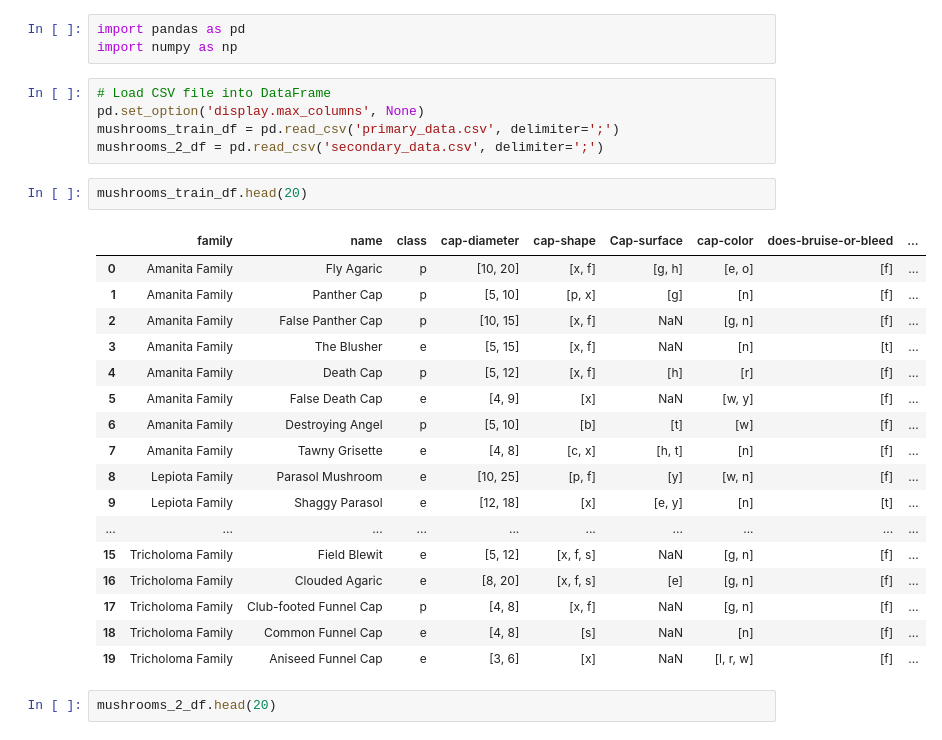
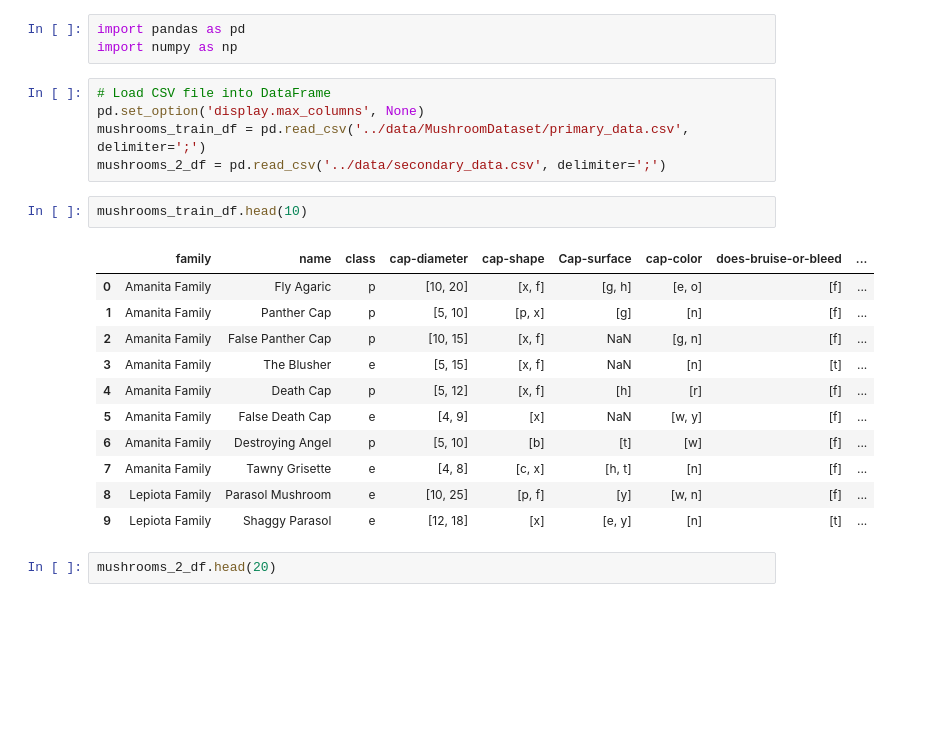
Before and after one commit to alicja-a-d/UAB_ML_project, a Jupyter notebook: notebook/Data_preprocessing.ipynb, the cells around one changed output. Saved outputs shown, nothing was run; the diff lists cells and outputs as text; blank space fills up the shorter version.

```diff
--- a/notebook/Data_preprocessing.ipynb
+++ b/notebook/Data_preprocessing.ipynb
@@ -14,28 +14,22 @@ import numpy as np
 # %%
 # Load CSV file into DataFrame
 pd.set_option('display.max_columns', None)
-mushrooms_train_df = pd.read_csv('primary_data.csv', delimiter=';')
-mushrooms_2_df = pd.read_csv('secondary_data.csv', delimiter=';')
+mushrooms_train_df = pd.read_csv('../data/MushroomDataset/primary_data.csv', delimiter=';')
+mushrooms_2_df = pd.read_csv('../data/secondary_data.csv', delimiter=';')
 # %%
-mushrooms_train_df.head(20)
+mushrooms_train_df.head(10)
 # %% [output]
 |  | family | name | class | cap-diameter | cap-shape | Cap-surface | cap-color | does-bruise-or-bleed | ... |
 | 0 | Amanita Family | Fly Agaric | p | [10, 20] | [x, f] | [g, h] | [e, o] | [f] | ... |
 | 1 | Amanita Family | Panther Cap | p | [5, 10] | [p, x] | [g] | [n] | [f] | ... |
 | 2 | Amanita Family | False Panther Cap | p | [10, 15] | [x, f] | NaN | [g, n] | [f] | ... |
 | 3 | Amanita Family | The Blusher | e | [5, 15] | [x, f] | NaN | [n] | [t] | ... |
 | 4 | Amanita Family | Death Cap | p | [5, 12] | [x, f] | [h] | [r] | [f] | ... |
 | 5 | Amanita Family | False Death Cap | e | [4, 9] | [x] | NaN | [w, y] | [f] | ... |
 | 6 | Amanita Family | Destroying Angel | p | [5, 10] | [b] | [t] | [w] | [f] | ... |
 | 7 | Amanita Family | Tawny Grisette | e | [4, 8] | [c, x] | [h, t] | [n] | [f] | ... |
 | 8 | Lepiota Family | Parasol Mushroom | e | [10, 25] | [p, f] | [y] | [w, n] | [f] | ... |
 | 9 | Lepiota Family | Shaggy Parasol | e | [12, 18] | [x] | [e, y] | [n] | [t] | ... |
-| ... | ... | ... | ... | ... | ... | ... | ... | ... | ... |
-| 15 | Tricholoma Family | Field Blewit | e | [5, 12] | [x, f, s] | NaN | [g, n] | [f] | ... |
-| 16 | Tricholoma Family | Clouded Agaric | e | [8, 20] | [x, f, s] | [e] | [g, n] | [f] | ... |
-| 17 | Tricholoma Family | Club-footed Funnel Cap | p | [4, 8] | [x, f] | NaN | [g, n] | [f] | ... |
-| 18 | Tricholoma Family | Common Funnel Cap | e | [4, 8] | [s] | NaN | [n] | [f] | ... |
-| 19 | Tricholoma Family | Aniseed Funnel Cap | e | [3, 6] | [x] | NaN | [l, r, w] | [f] | ... |
 # %%
 mushrooms_2_df.head(20)
 # %% [output]
```
Also changed, not shown: parts of 14 cells of this notebook.
